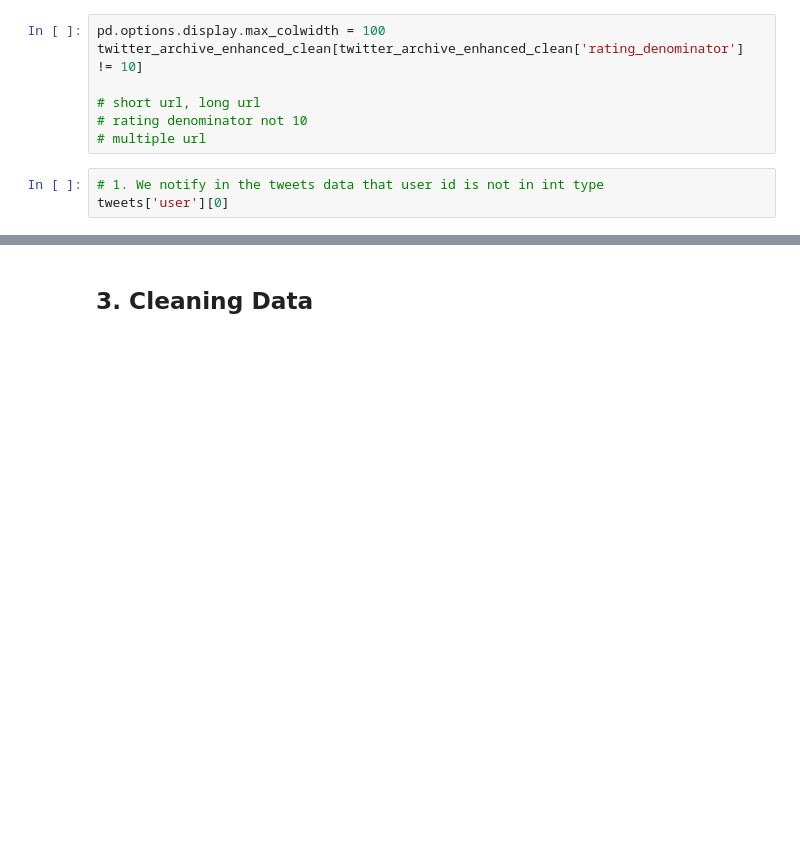
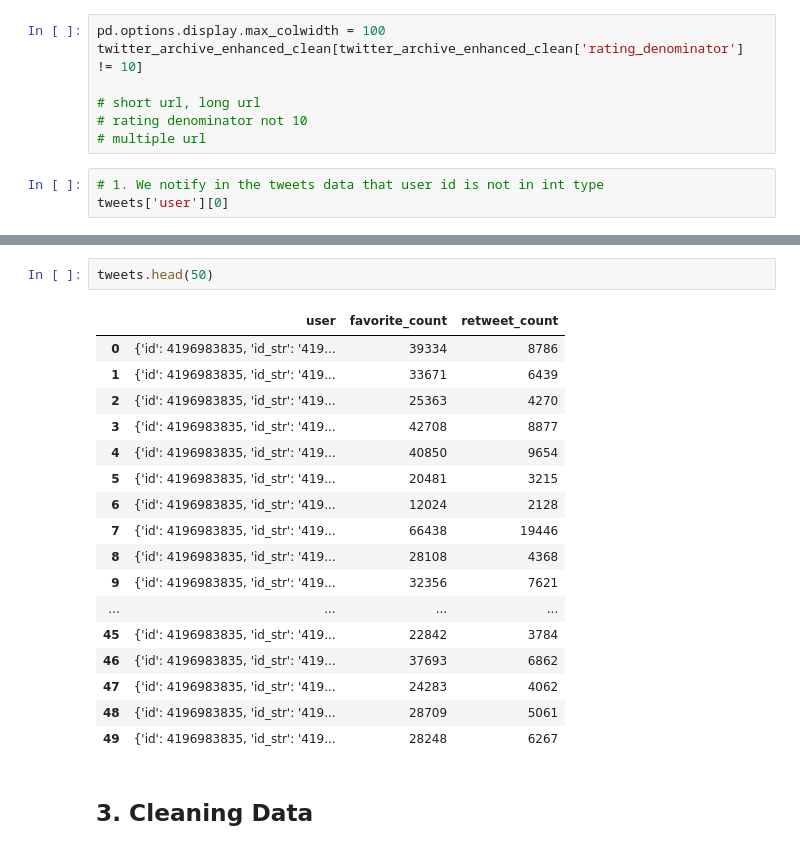
Before and after one commit to liuyang21cn/Udacity-DAND, a Jupyter notebook: 2-Data-Wrangling/Wrangle-And-Analyze-Data-Project/wrangle_act.ipynb, the cells around one changed output, grey strips where cells are left out. Cells and saved outputs as stored; diff of their text form; blank space fills up the shorter version.

```diff
--- a/2-Data-Wrangling/Wrangle-And-Analyze-Data-Project/wrangle_act.ipynb
+++ b/2-Data-Wrangling/Wrangle-And-Analyze-Data-Project/wrangle_act.ipynb
@@ -232,2 +256,22 @@ tweets['user'][0]
+# %%
+tweets.head(50)
+# %% [output]
+|  | user | favorite_count | retweet_count |
+| 0 | {'id': 4196983835, 'id_str': '419... | 39334 | 8786 |
+| 1 | {'id': 4196983835, 'id_str': '419... | 33671 | 6439 |
+| 2 | {'id': 4196983835, 'id_str': '419... | 25363 | 4270 |
+| 3 | {'id': 4196983835, 'id_str': '419... | 42708 | 8877 |
+| 4 | {'id': 4196983835, 'id_str': '419... | 40850 | 9654 |
+| 5 | {'id': 4196983835, 'id_str': '419... | 20481 | 3215 |
+| 6 | {'id': 4196983835, 'id_str': '419... | 12024 | 2128 |
+| 7 | {'id': 4196983835, 'id_str': '419... | 66438 | 19446 |
+| 8 | {'id': 4196983835, 'id_str': '419... | 28108 | 4368 |
+| 9 | {'id': 4196983835, 'id_str': '419... | 32356 | 7621 |
+| ... | ... | ... | ... |
+| 45 | {'id': 4196983835, 'id_str': '419... | 22842 | 3784 |
+| 46 | {'id': 4196983835, 'id_str': '419... | 37693 | 6862 |
+| 47 | {'id': 4196983835, 'id_str': '419... | 24283 | 4062 |
+| 48 | {'id': 4196983835, 'id_str': '419... | 28709 | 5061 |
+| 49 | {'id': 4196983835, 'id_str': '419... | 28248 | 6267 |
 # %% [markdown]
 ## 3. Cleaning Data
```
Also changed, not shown: parts of 2 cells of this notebook.
